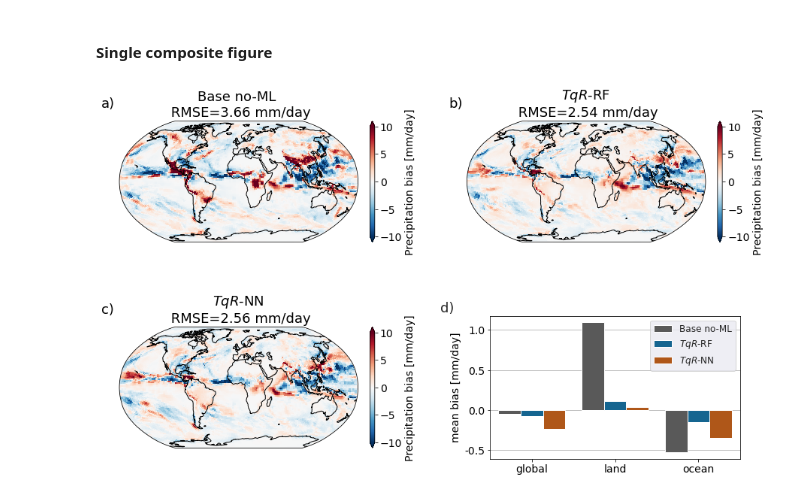
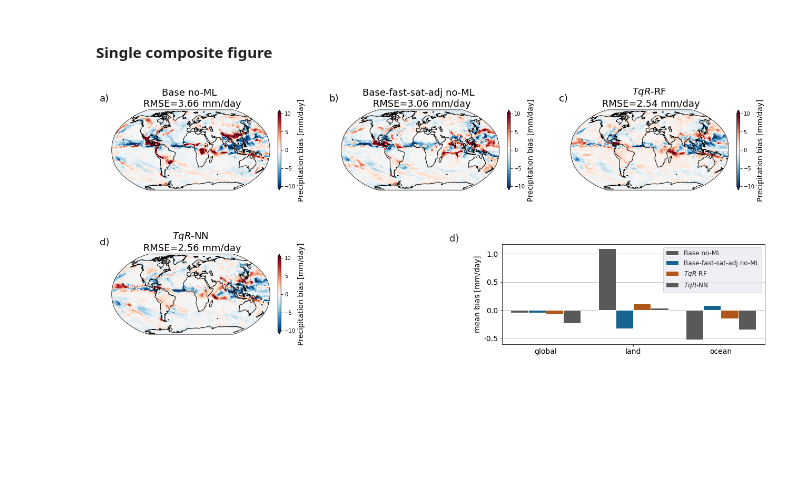
Before and after one commit to ai2cm/nudge-to-fine-3km-manuscript-workflow, a Jupyter notebook: notebooks/Figure-11-sfc-precip-time-mean-maps.ipynb, the cells around one changed output. Saved outputs shown, nothing was run; the diff lists cells and outputs as text; code cells hidden in the pictures; blank space fills up the shorter version.

Commit message:
fast sat adj case in notebook figs

```diff
--- a/notebooks/Figure-11-sfc-precip-time-mean-maps.ipynb
+++ b/notebooks/Figure-11-sfc-precip-time-mean-maps.ipynb
@@ -114,6 +114,10 @@ baseline_precip_bias = get_prog_run_precip_bias(
         "gs://vcm-ml-experiments/2021-04-13/baseline-physics-run-20160805-start-rad-step-1800s/diags.zarr",
         verif_physics
 )
+baseline_fast_sat_adj_precip_bias = get_prog_run_precip_bias(
+        "gs://vcm-ml-experiments/2021-04-13/baseline-physics-run-20160805.000000-start-rad-step-1800s-fast-sat-adj/diags.zarr",
+        verif_physics
+)
 # %% [markdown]
 #### Bar plot for domain averages of precip bias and RMSE
 # %%
@@ -122,10 +126,10 @@ var= "total_precip_to_surface_time_mean_bias"
 domain_avg_biases = []
 
 #labels = ["Baseline physics", "Random forest", "Neural network ensemble" ]
-labels = ["Base no-ML", "$TqR$-RF", "$TqR$-NN"]
+labels = ["Base no-ML", "Base-fast-sat-adj no-ML", "$TqR$-RF", "$TqR$-NN"]
 
 #datasets = [diags_baseline, diags_rf, diags_nn, ]
-datasets = [baseline_precip_bias, rf_precip_bias, nn_precip_bias]
+datasets = [baseline_precip_bias, baseline_fast_sat_adj_precip_bias, rf_precip_bias, nn_precip_bias]
 for domain in ["global", "land", "ocean"]:
     for label, ds in zip(labels, datasets):
         if domain == "global":
@@ -281,11 +311,12 @@ colors = [default_colormap[3], default_colormap[0], default_colormap[5]]
 # %%
 sb.reset_orig()
 
-fig, axes = plt.subplots(2, 2, subplot_kw={"projection":ccrs.Robinson()}, figsize=(14, 8))
+fig, axes = plt.subplots(2, 3, subplot_kw={"projection":ccrs.Robinson()}, figsize=(21, 8))
 
 cbar = insert_subplot(axes[0][0], baseline_precip_bias, "total_precip_to_surface_time_mean_bias", "Base no-ML", "a)")
-insert_subplot(axes[0][1], rf_precip_bias, "total_precip_to_surface_time_mean_bias", "$TqR$-RF", "b)")
-insert_subplot(axes[1][0], nn_precip_bias, "total_precip_to_surface_time_mean_bias", "$TqR$-NN", "c)")
+cbar = insert_subplot(axes[0][1], baseline_fast_sat_adj_precip_bias, "total_precip_to_surface_time_mean_bias", "Base-fast-sat-adj no-ML", "b)")
+insert_subplot(axes[0][2], rf_precip_bias, "total_precip_to_surface_time_mean_bias", "$TqR$-RF", "c)")
+insert_subplot(axes[1][0], nn_precip_bias, "total_precip_to_surface_time_mean_bias", "$TqR$-NN", "d)")
 
 
 # d) bar plot
@@ -293,32 +324,32 @@ axes[1][1].set_axis_off()
 
 left = 0.615
 bottom = 0.1
 width = 0.33
 height = 0.33
 ax = fig.add_axes([left, bottom, width, height])
 
 #sb.set_theme(style='darkgrid')
 #sb.despine(bottom = False, left = False)
 sb.set(font_scale = 1.1)
 b = sb.barplot(
     x="domain",
     y="bias",
     hue="dataset",
     data=biases,
     palette=colors,
     ax = ax,
     rasterized=True
 )
 b.set_yticklabels([-1.0, -0.5, 0.0, 0.5, 1.0, 1.5], fontsize=14)
 b.set_xticklabels(['global', 'land', 'ocean'], fontsize=14)
 ax.set_xlabel("")
 ax.set_ylabel("mean bias [mm/day]", fontsize=14)
 ax.set_axisbelow(True)
 ax.grid(axis="y")
 ax.legend(loc="upper right")
 ax.text(-0.2, 1.1, "d)", va='top', fontsize=18, transform=ax.transAxes)
 
 fig.subplots_adjust(hspace=0.7, wspace=0.45)
-plt.savefig("figures/Figure_11_PrecBiasMaps.pdf", bbox_inches = "tight")
+plt.savefig("figures/Figure_11_PrecBiasMaps.png", bbox_inches = "tight")
 # %% [output]
-[figure, old version]
+[figure, new version]
```
Also changed, not shown: parts of 7 cells of this notebook, 3 other files.
